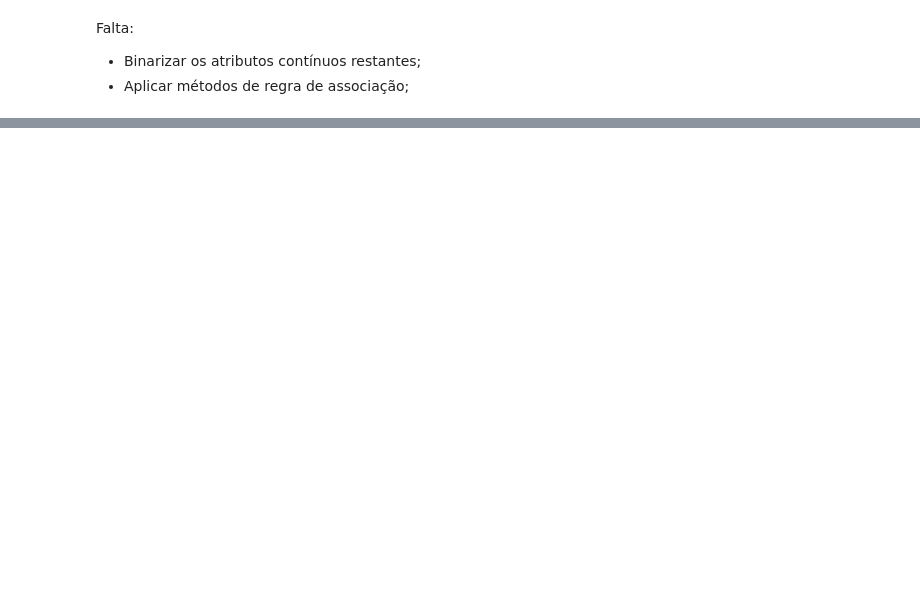
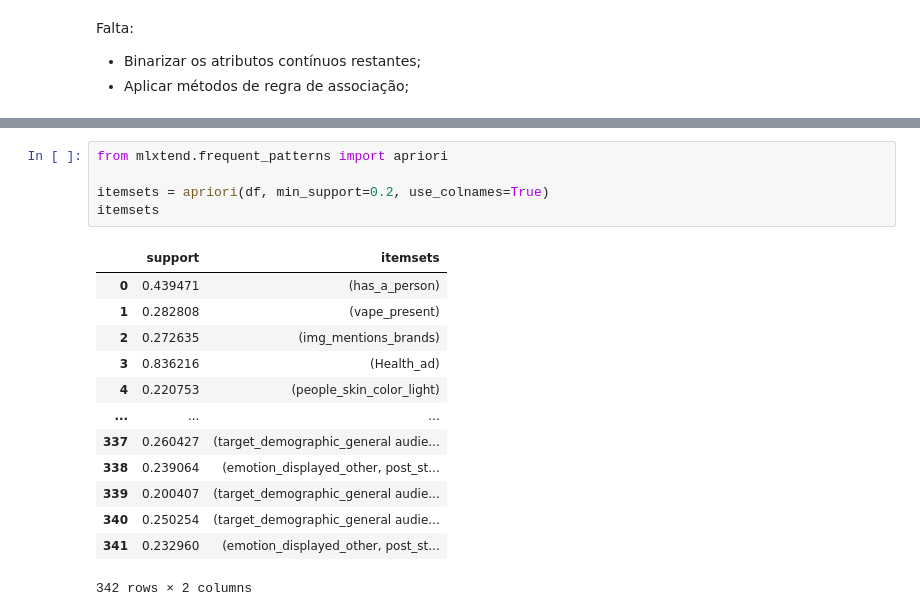
Before and after one commit to Patrick448/Data-Mining, a Jupyter notebook: 3-association-rules/association-rules.ipynb, the cells around one changed output, grey strips where cells are left out. Cells and saved outputs as stored; diff of their text form; blank space fills up the shorter version.

```diff
--- a/3-association-rules/association-rules.ipynb
+++ b/3-association-rules/association-rules.ipynb
@@ -192,0 +211,19 @@ NameError: name 'followers' is not defined
+# %%
+from mlxtend.frequent_patterns import apriori
+
+itemsets = apriori(df, min_support=0.2, use_colnames=True)
+itemsets
+# %% [output]
+|  | support | itemsets |
+| 0 | 0.439471 | (has_a_person) |
+| 1 | 0.282808 | (vape_present) |
+| 2 | 0.272635 | (img_mentions_brands) |
+| 3 | 0.836216 | (Health_ad) |
+| 4 | 0.220753 | (people_skin_color_light) |
+| ... | ... | ... |
+| 337 | 0.260427 | (target_demographic_general audie... |
+| 338 | 0.239064 | (emotion_displayed_other, post_st... |
+| 339 | 0.200407 | (target_demographic_general audie... |
+| 340 | 0.250254 | (target_demographic_general audie... |
+| 341 | 0.232960 | (emotion_displayed_other, post_st... |
+342 rows × 2 columns
```
Also changed, not shown: parts of 6 cells of this notebook.
